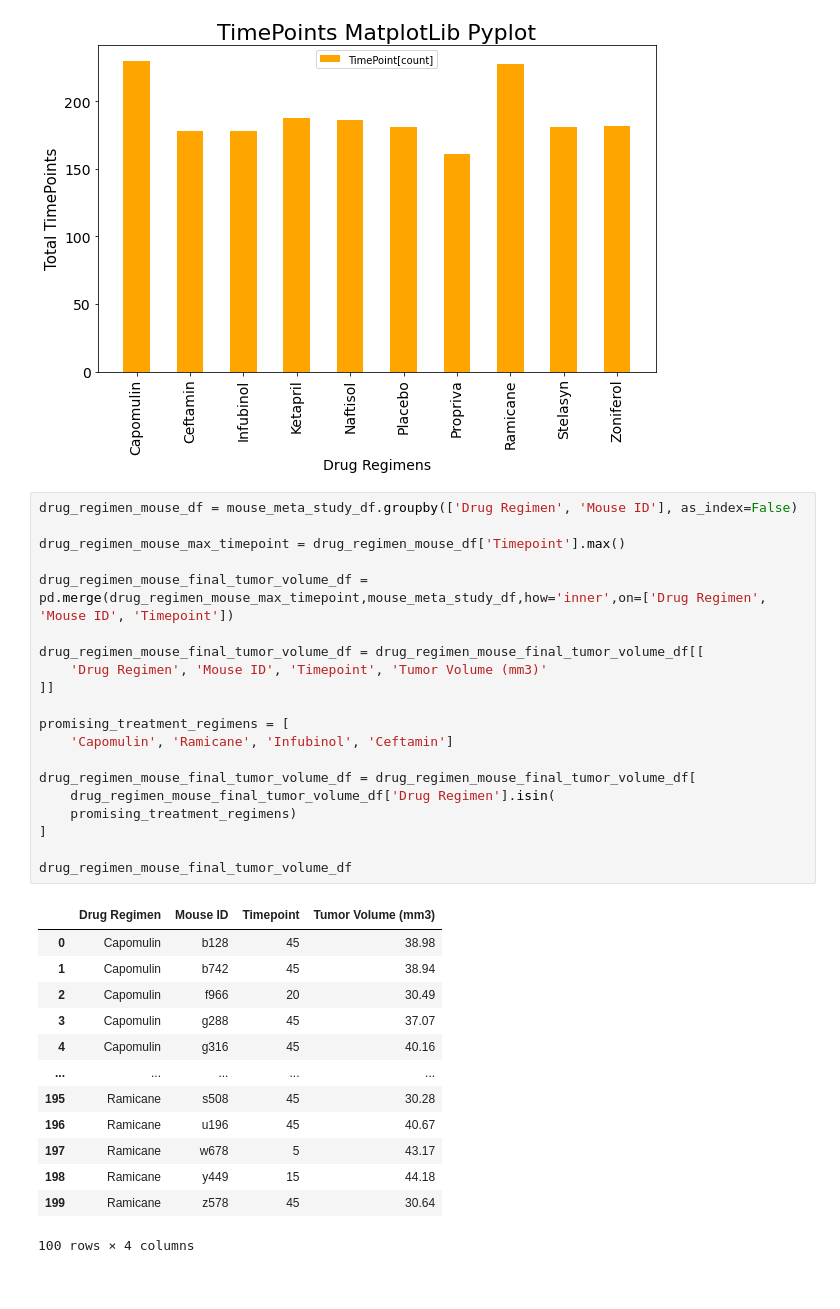
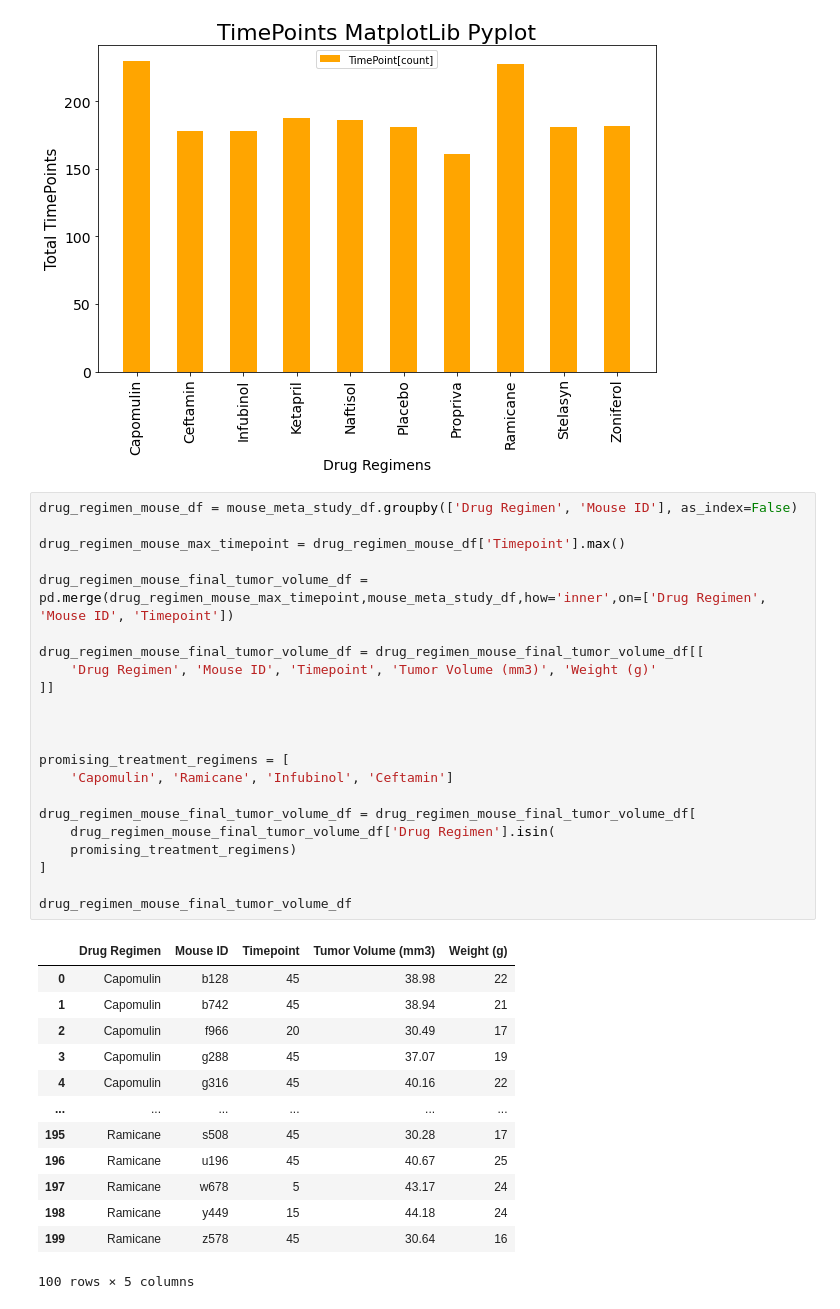
Before and after one commit to jemiflor/Matplotlib_Challenge, a Jupyter notebook: Matplotlib_challenge.ipynb, the cells around one changed output. Saved outputs shown, nothing was run; the diff lists cells and outputs as text.

```diff
--- a/Matplotlib_challenge.ipynb
+++ b/Matplotlib_challenge.ipynb
@@ -90,34 +91,36 @@ mplot.show()
 # %%
 drug_regimen_mouse_df = mouse_meta_study_df.groupby(['Drug Regimen', 'Mouse ID'], as_index=False)
 
 drug_regimen_mouse_max_timepoint = drug_regimen_mouse_df['Timepoint'].max()
 
 drug_regimen_mouse_final_tumor_volume_df = pd.merge(drug_regimen_mouse_max_timepoint,mouse_meta_study_df,how='inner',on=['Drug Regimen', 'Mouse ID', 'Timepoint'])
 
 drug_regimen_mouse_final_tumor_volume_df = drug_regimen_mouse_final_tumor_volume_df[[
-    'Drug Regimen', 'Mouse ID', 'Timepoint', 'Tumor Volume (mm3)'
+    'Drug Regimen', 'Mouse ID', 'Timepoint', 'Tumor Volume (mm3)', 'Weight (g)'
 ]]
+
+
 
 promising_treatment_regimens = [
     'Capomulin', 'Ramicane', 'Infubinol', 'Ceftamin']
 
 drug_regimen_mouse_final_tumor_volume_df = drug_regimen_mouse_final_tumor_volume_df[
     drug_regimen_mouse_final_tumor_volume_df['Drug Regimen'].isin(
     promising_treatment_regimens)
 ]
 
 drug_regimen_mouse_final_tumor_volume_df
 # %% [output]
-|  | Drug Regimen | Mouse ID | Timepoint | Tumor Volume (mm3) |
-| 0 | Capomulin | b128 | 45 | 38.98 |
-| 1 | Capomulin | b742 | 45 | 38.94 |
-| 2 | Capomulin | f966 | 20 | 30.49 |
-| 3 | Capomulin | g288 | 45 | 37.07 |
-| 4 | Capomulin | g316 | 45 | 40.16 |
-| ... | ... | ... | ... | ... |
-| 195 | Ramicane | s508 | 45 | 30.28 |
-| 196 | Ramicane | u196 | 45 | 40.67 |
-| 197 | Ramicane | w678 | 5 | 43.17 |
-| 198 | Ramicane | y449 | 15 | 44.18 |
-| 199 | Ramicane | z578 | 45 | 30.64 |
+|  | Drug Regimen | Mouse ID | Timepoint | Tumor Volume (mm3) | Weight (g) |
+| 0 | Capomulin | b128 | 45 | 38.98 | 22 |
+| 1 | Capomulin | b742 | 45 | 38.94 | 21 |
+| 2 | Capomulin | f966 | 20 | 30.49 | 17 |
+| 3 | Capomulin | g288 | 45 | 37.07 | 19 |
+| 4 | Capomulin | g316 | 45 | 40.16 | 22 |
+| ... | ... | ... | ... | ... | ... |
+| 195 | Ramicane | s508 | 45 | 30.28 | 17 |
+| 196 | Ramicane | u196 | 45 | 40.67 | 25 |
+| 197 | Ramicane | w678 | 5 | 43.17 | 24 |
+| 198 | Ramicane | y449 | 15 | 44.18 | 24 |
+| 199 | Ramicane | z578 | 45 | 30.64 | 16 |
-100 rows × 4 columns
+100 rows × 5 columns
```
Also changed, not shown: parts of 6 cells of this notebook.
